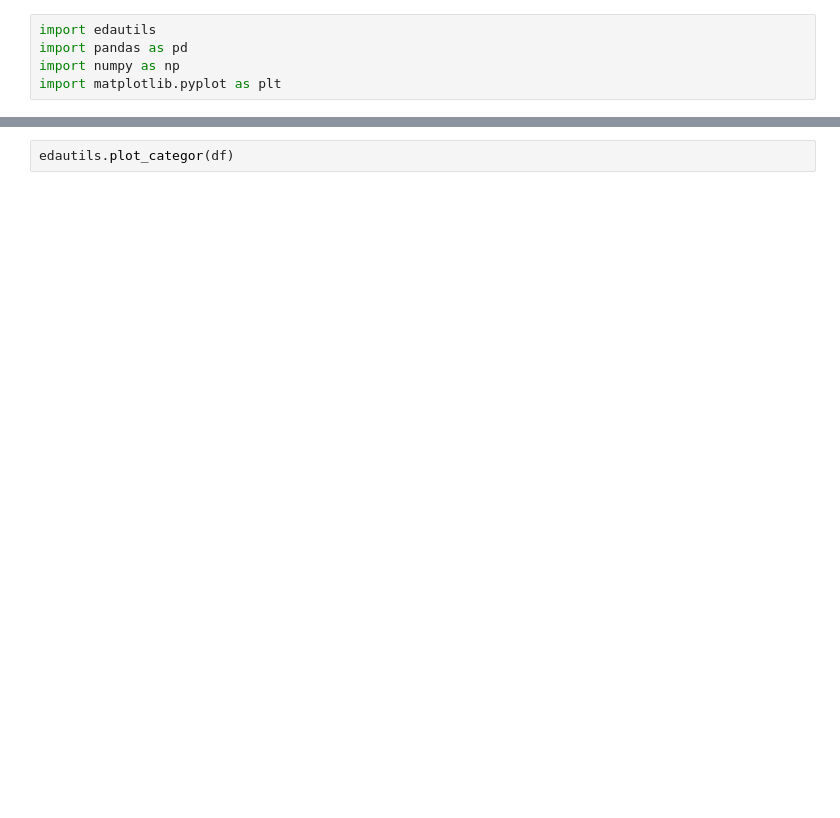
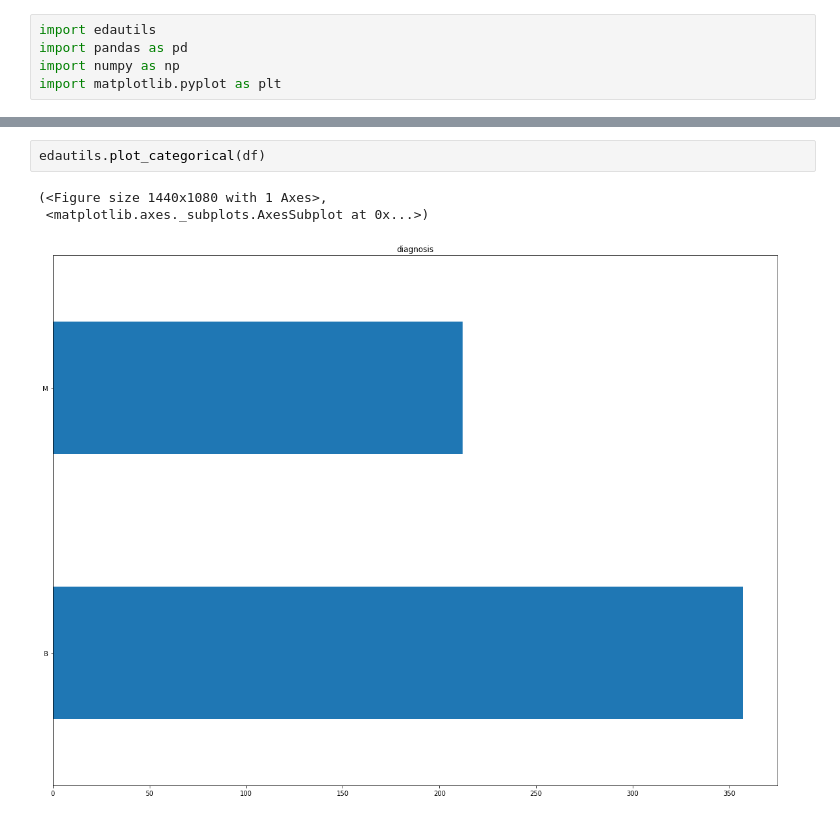
Before and after one commit to davidfurrer/edautils, a Jupyter notebook: example.ipynb, the cells around one changed output, grey strips where cells are left out. Cells and saved outputs as stored; diff of their text form; blank space fills up the shorter version.

```diff
--- a/example.ipynb
+++ b/example.ipynb
@@ -21,2 +14,6 @@ edautils.plot_numerical(df)
 # %%
-edautils.plot_categor(df)
+edautils.plot_categorical(df)
+# %% [output]
+(<Figure size 1440x1080 with 1 Axes>,
+ <matplotlib.axes._subplots.AxesSubplot at 0x...>)
+[figure, added]
```
Also changed, not shown: parts of 3 cells of this notebook, 7 other files.
